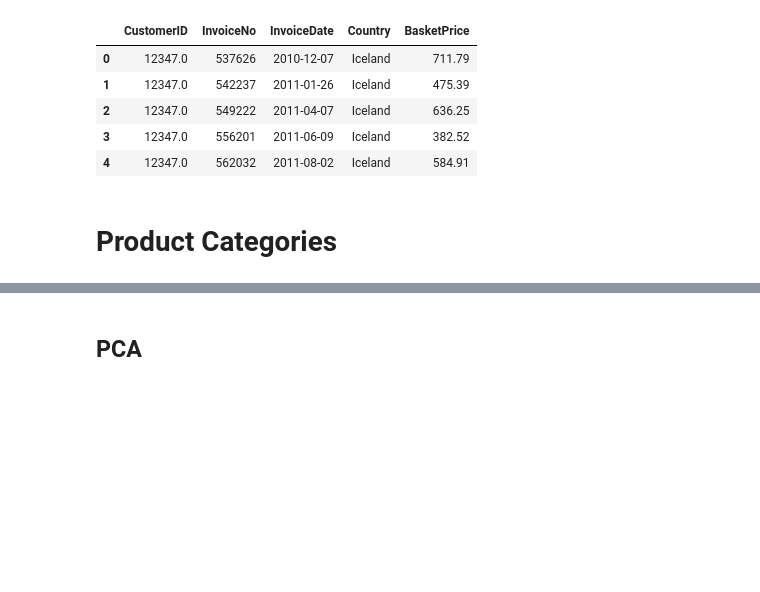
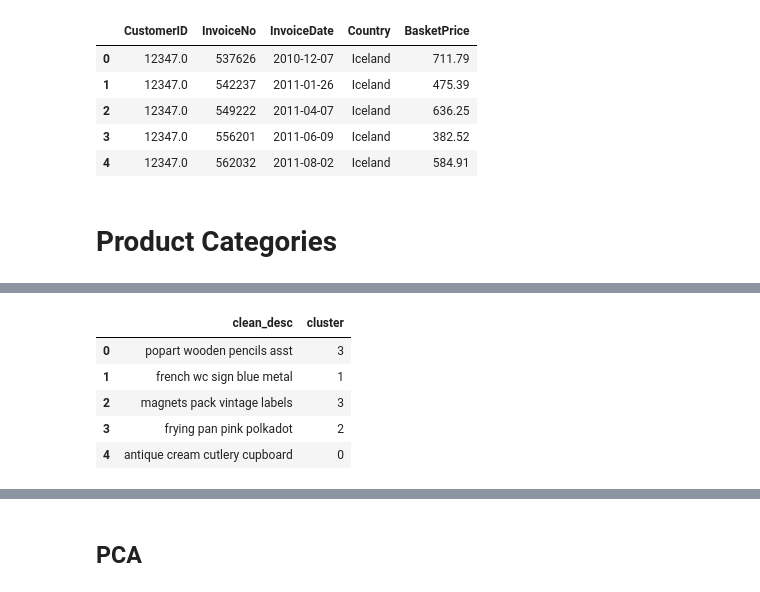
Before and after one commit to shubhjadhav/Customer-Segmentation, a Jupyter notebook: Code/customer-segmentation.ipynb, the cells around one changed output, grey strips where cells are left out. Drawn from its saved outputs; the diff is of its cells as text; code cells hidden in the pictures; blank space fills up the shorter version.

```diff
--- a/Code/customer-segmentation.ipynb
+++ b/Code/customer-segmentation.ipynb
@@ -619,0 +499,13 @@ for n_clusters in range(3,11):
+# %%
+product_cluster = pd.DataFrame({
+    'clean_desc': unq_desc,
+    'cluster': n_5
+})
+product_cluster.head()
+# %% [output]
+|  | clean_desc | cluster |
+| 0 | popart wooden pencils asst | 3 |
+| 1 | french wc sign blue metal | 1 |
+| 2 | magnets pack vintage labels | 3 |
+| 3 | frying pan pink polkadot | 2 |
+| 4 | antique cream cutlery cupboard | 0 |
```
Also changed, not shown: parts of 27 cells of this notebook, 1 other file.
